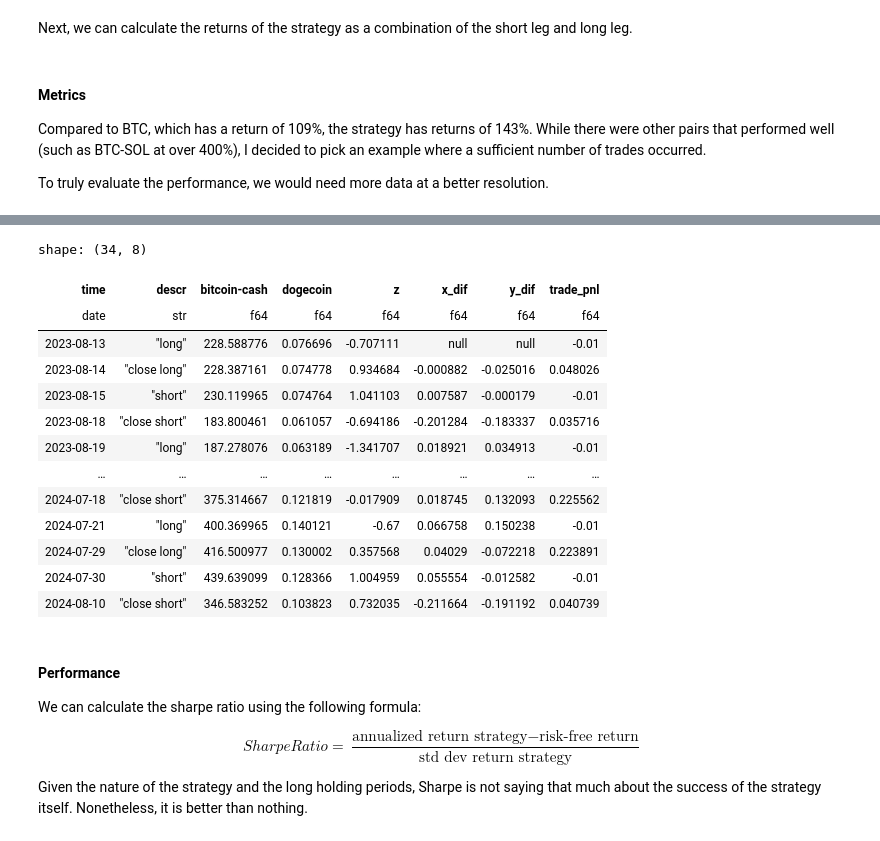
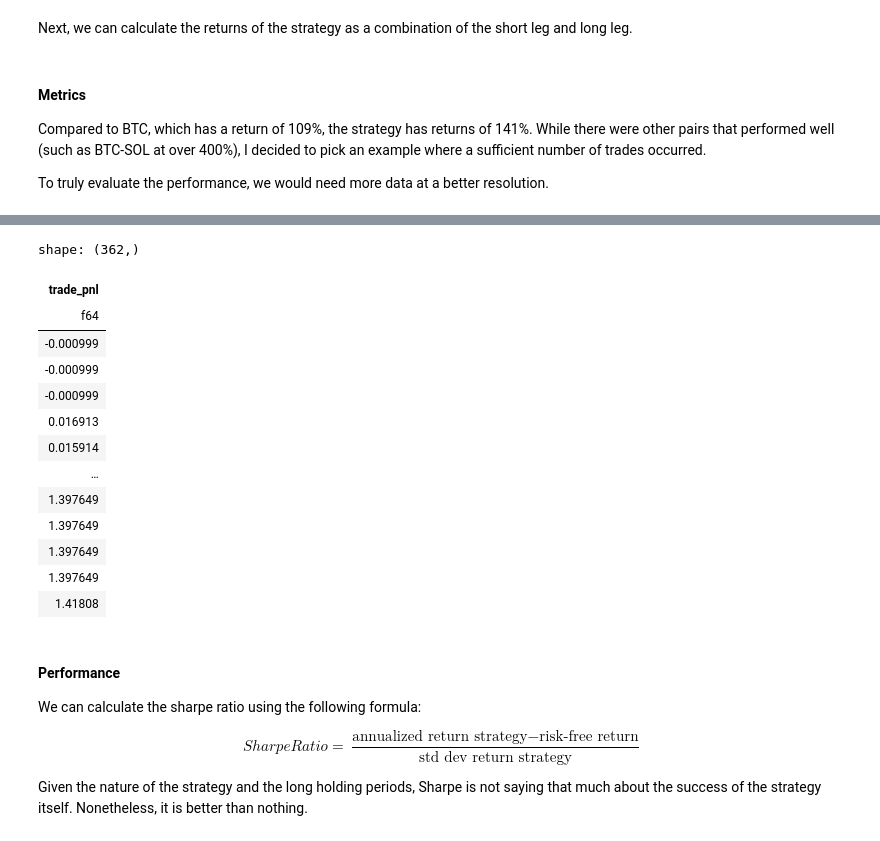
Before and after one commit to voskart/backtesting, a Jupyter notebook: mean_reversion.ipynb, the cells around one changed output, grey strips where cells are left out. Drawn from its saved outputs; the diff is of its cells as text; code cells hidden in the pictures.

```diff
--- a/mean_reversion.ipynb
+++ b/mean_reversion.ipynb
@@ -359,53 +356,51 @@ df_trades = df_trades.with_columns(
 # %% [markdown]
 #### Metrics
 
-Compared to BTC, which has a return of 109%, the strategy has returns of 143%. While there were other pairs that performed well (such as BTC-SOL at over 400%), I decided to pick an example where a sufficient number of trades occurred.
+Compared to BTC, which has a return of 109%, the strategy has returns of 141%. While there were other pairs that performed well (such as BTC-SOL at over 400%), I decided to pick an example where a sufficient number of trades occurred.
 
 To truly evaluate the performance, we would need more data at a better resolution.
 # %%
 from datetime import timedelta, date
 
 df_range = pl.DataFrame(pl.date_range(date(2023, 8, 15), date(2024, 8, 10), timedelta(days=1), eager=True).alias('date'))
 
 df_trades = df_trades.with_columns(
-    trade_pnl = pl.col('trade_pnl') * 2 * (1-0.0005)
+    trade_pnl = pl.col('trade_pnl') * (1-2*0.0005)
 ).with_columns(
     trade_pnl = pl.col('trade_pnl').fill_null(2*-0.0005)
 )
 
 # filter date to join columns
 df_trades = df_trades.with_columns(
     time = pl.col('time').dt.date()
 )
 
 df_full_range = df_trades.join(df_range, left_on='time', right_on='date', how='right')
 
 # fill zeroes
 df_full_range = df_full_range.fill_null(0)
 df_full_range = df_full_range.with_columns(
     cumulative_pnl = df_full_range['trade_pnl'].cum_sum()
 )
 
 # plot pnl
 display(df_full_range.plot(x='date', y='cumulative_pnl'))
-
-df_trades
 # %% [output]
 [interactive output not drawn]
-shape: (34, 8)
+shape: (362,)
-| time | descr | bitcoin-cash | dogecoin | z | x_dif | y_dif | trade_pnl |
-| date | str | f64 | f64 | f64 | f64 | f64 | f64 |
-| 2023-08-13 | "long" | 228.588776 | 0.076696 | -0.707111 | null | null | -0.01 |
-| 2023-08-14 | "close long" | 228.387161 | 0.074778 | 0.934684 | -0.000882 | -0.025016 | 0.048026 |
-| 2023-08-15 | "short" | 230.119965 | 0.074764 | 1.041103 | 0.007587 | -0.000179 | -0.01 |
-| 2023-08-18 | "close short" | 183.800461 | 0.061057 | -0.694186 | -0.201284 | -0.183337 | 0.035716 |
-| 2023-08-19 | "long" | 187.278076 | 0.063189 | -1.341707 | 0.018921 | 0.034913 | -0.01 |
-| … | … | … | … | … | … | … | … |
-| 2024-07-18 | "close short" | 375.314667 | 0.121819 | -0.017909 | 0.018745 | 0.132093 | 0.225562 |
-| 2024-07-21 | "long" | 400.369965 | 0.140121 | -0.67 | 0.066758 | 0.150238 | -0.01 |
-| 2024-07-29 | "close long" | 416.500977 | 0.130002 | 0.357568 | 0.04029 | -0.072218 | 0.223891 |
-| 2024-07-30 | "short" | 439.639099 | 0.128366 | 1.004959 | 0.055554 | -0.012582 | -0.01 |
-| 2024-08-10 | "close short" | 346.583252 | 0.103823 | 0.732035 | -0.211664 | -0.191192 | 0.040739 |
+| trade_pnl |
+| f64 |
+| -0.000999 |
+| -0.000999 |
+| -0.000999 |
+| 0.016913 |
+| 0.015914 |
+| … |
+| 1.397649 |
+| 1.397649 |
+| 1.397649 |
+| 1.397649 |
+| 1.41808 |
 # %% [markdown]
 #### Performance
 
```
Also changed, not shown: parts of 3 cells of this notebook, 1 other file.
